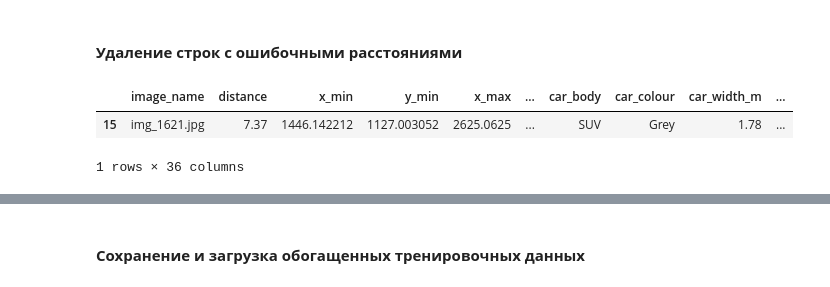
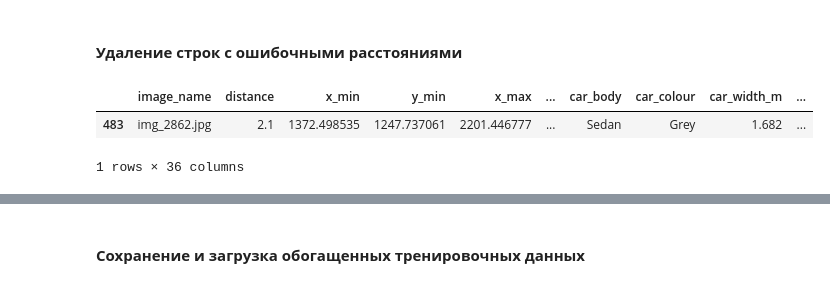
Before and after one commit to roman-permyakov/Ulianovsk, a Jupyter notebook: Ulianovsk_220_X_final.ipynb, the cells around one changed output, grey strips where cells are left out. Cells and saved outputs as stored; diff of their text form; code cells hidden in the pictures.

```diff
--- a/Ulianovsk_220_X_final.ipynb
+++ b/Ulianovsk_220_X_final.ipynb
@@ -1706,10 +1741,10 @@ memory usage: 153.2+ KB
 #### **Удаление строк с ошибочными расстояниями**
 # %%
 # Определяем индексы по имени (потом по индексу можно удалить строку)
-train_data_df_enriched_x.loc[train_data_df_enriched_x['image_name'] == 'img_1621.jpg']
+train_data_df_enriched_x.loc[train_data_df_enriched_x['image_name'] == 'img_2862.jpg']
 # %% [output]
 |  | image_name | distance | x_min | y_min | x_max | ... | car_body | car_colour | car_width_m | ... |
-| 15 | img_1621.jpg | 7.37 | 1446.142212 | 1127.003052 | 2625.0625 | ... | SUV | Grey | 1.78 | ... |
+| 483 | img_2862.jpg | 2.1 | 1372.498535 | 1247.737061 | 2201.446777 | ... | Sedan | Grey | 1.682 | ... |
 1 rows × 36 columns
 # %%
 train_data_df_enriched_x = train_data_df_enriched_x.drop(train_data_df_enriched_x.index[
```
Also changed, not shown: parts of 19 cells of this notebook, 7 other files.
